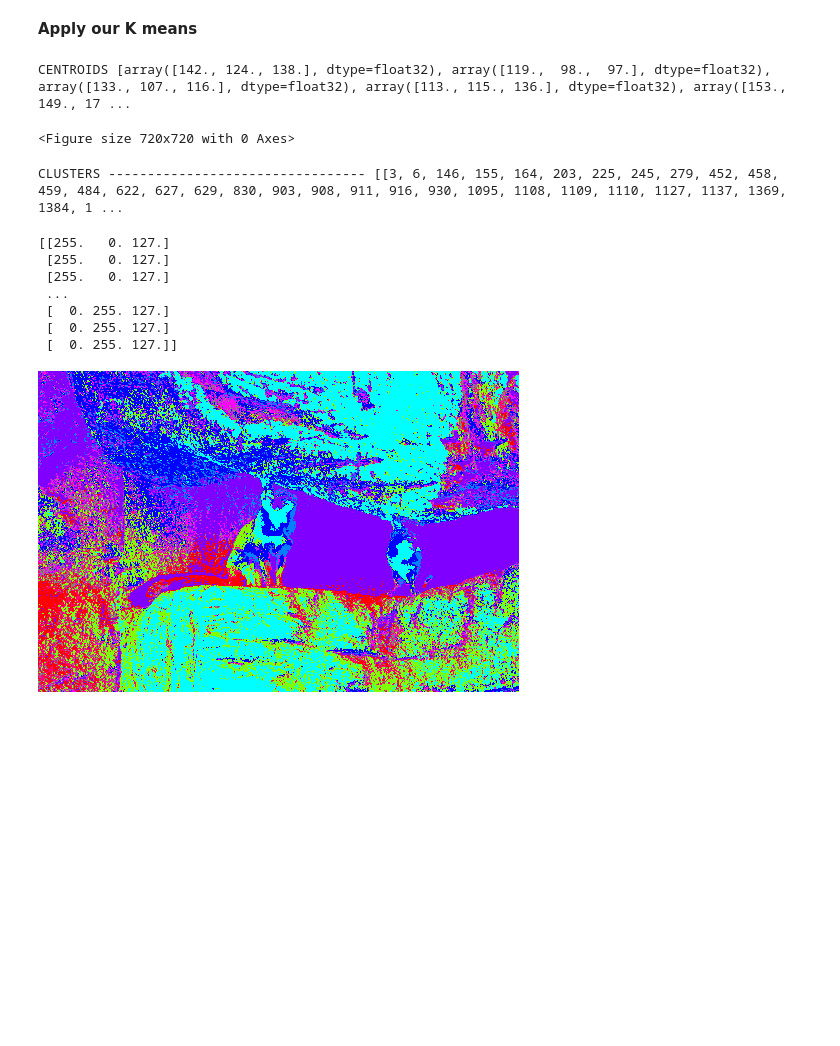
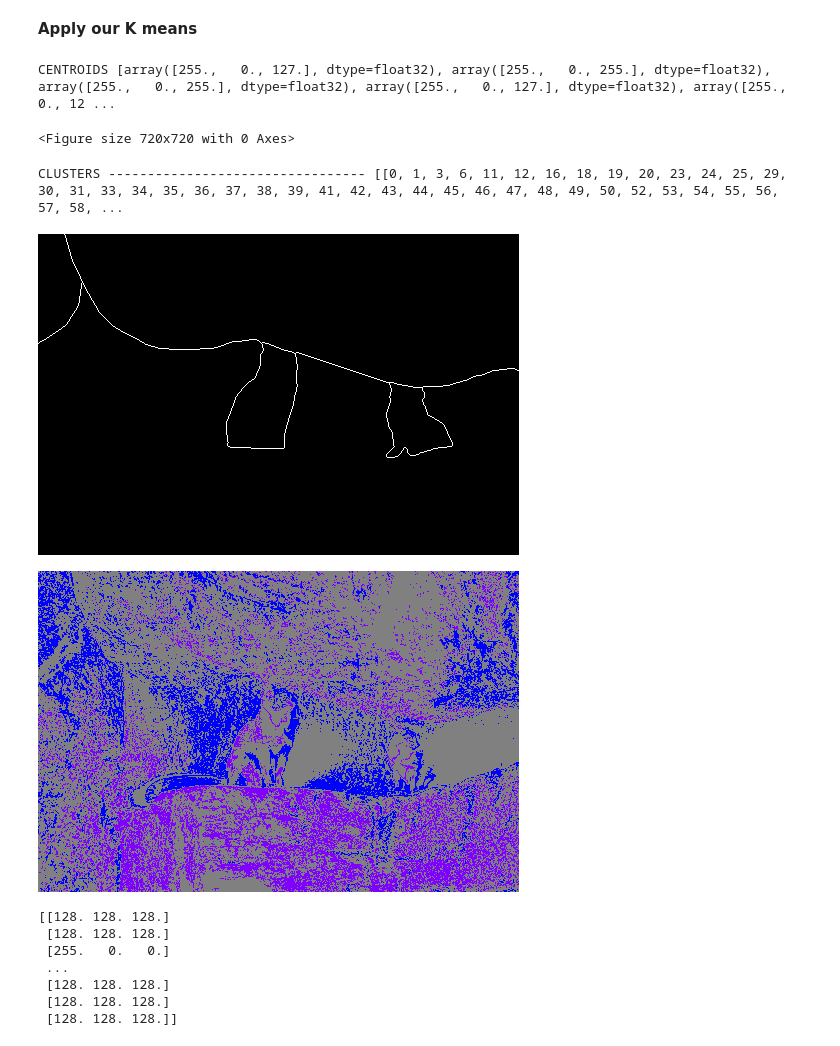
Before and after one commit to osamasherif22/Image-Segmentation, a Jupyter notebook: PR_Ass_2_Image_Segmentation_.ipynb, the cells around one changed output. Saved outputs shown, nothing was run; the diff lists cells and outputs as text; code cells hidden in the pictures; blank space fills up the shorter version.

```diff
--- a/PR_Ass_2_Image_Segmentation_.ipynb
+++ b/PR_Ass_2_Image_Segmentation_.ipynb
@@ -277,7 +277,7 @@ display_img(val_imgs[0],val_imgs_origin[0])
 np.set_printoptions(threshold=100)
 #np.set_printoptions(threshold=sys.maxsize)
 root ='/content/Image-Segmentation/Dataset/BSR_bsds500/BSR/BSDS500/data/groundTruth/'
-file_name='val/101085.mat'
+file_name='train/100075.mat'
 # read a file
 x=io.loadmat(root+file_name)
 
@@ -327,45 +327,92 @@ plt.show()
 # %% [markdown]
 **Apply our K means**
 # %%
+from sklearn.metrics import f1_score
+from sklearn.metrics.cluster import v_measure_score
+
 clusters_data = KMeans(9,train_imgs[11]) #00
 clusters_data = np.array(clusters_data)
 sample_image_abdo = train_imgs[11] ##
 sample_image_abdo_shape = train_imgs_origin[11] ##
 grey = [128 ,128, 128]
 pink = [255, 0 ,127]
 viola = [255, 0 ,255]
 blue = [0, 0 ,255]
 green = [0, 255 ,127]
 yellow = [255, 255, 0]
 orange = [255, 128, 0]
 red = [255, 0, 0]
 purple = [127, 0 ,255]
 palette = [grey ,pink, viola ,blue ,green ,yellow, orange ,red ,purple]
+
+kkkk =  np.delete(res, 2, 1)
+new =  np.delete(kkkk, 1, 1)
+
+print("#### shape ",new.shape)
+
+
+
+for i in range(len(clusters_data)):
+  for j in range(len(clusters_data[i])):
+    index = clusters_data[i][j]
+    new[index] = i
+
+
+
+y_true= np.array(x['groundTruth'][0][0][0][0][0]).flatten()
+y_pred= np.array(new).flatten()
+
+print("##########  y pred", y_pred.shape)
+print("############## y true ",y_true.shape)
+
+
+print("###########  y pred \n ", y_pred )
+print("########### y true  \n", y_true )
+
+
+f1= f1_score(y_true, y_pred, average='weighted')
+print(" Fl score = ",f1)
+
+
+entropy=v_measure_score(y_true,y_pred )
+print(" conditional entropy score = ",entropy)
+
 for i in range(len(clusters_data)):
   for j in range(len(clusters_data[i])):
     index = clusters_data[i][j]
     sample_image_abdo [index] = palette[i]
+
+
+
+
+display_GT(np.array(groundtrain_arr[11]))
+
+display_img(train_imgs[11],train_imgs_origin[11])
+
+
+
 print(sample_image_abdo )
-cv2_imshow(sample_image_abdo.reshape(train_imgs_origin[11].shape))
+cv2_imshow(res.reshape(train_imgs_origin[11].shape))
 print(clusters_data.shape)
 print(len(clusters_data[0]))
 print(len(clusters_data[1]))
 print(len(clusters_data[2]))
 print(len(clusters_data[3]))
 print(len(clusters_data[4]))
 print(len(clusters_data[5]))
 print(len(clusters_data[6]))
 print(len(clusters_data[7]))
 print(len(clusters_data[8]))
 # %% [output]
-CENTROIDS [array([142., 124., 138.], dtype=float32), array([119.,  98.,  97.], dtype=float32), array([133., 107., 116.], dtype=float32), array([113., 115., 136.], dtype=float32), array([153., 149., 17 ...
+CENTROIDS [array([255.,   0., 127.], dtype=float32), array([255.,   0., 255.], dtype=float32), array([255.,   0., 255.], dtype=float32), array([255.,   0., 127.], dtype=float32), array([255.,   0., 12 ...
 <Figure size 720x720 with 0 Axes>
-CLUSTERS --------------------------------- [[3, 6, 146, 155, 164, 203, 225, 245, 279, 452, 458, 459, 484, 622, 627, 629, 830, 903, 908, 911, 916, 930, 1095, 1108, 1109, 1110, 1127, 1137, 1369, 1384, 1 ...
+CLUSTERS --------------------------------- [[0, 1, 3, 6, 11, 12, 16, 18, 19, 20, 23, 24, 25, 29, 30, 31, 33, 34, 35, 36, 37, 38, 39, 41, 42, 43, 44, 45, 46, 47, 48, 49, 50, 52, 53, 54, 55, 56, 57, 58, ...
+[figure, new version]
+[figure, added]
-[[255.   0. 127.]
- [255.   0. 127.]
- [255.   0. 127.]
+[[128. 128. 128.]
+ [128. 128. 128.]
+ [255.   0.   0.]
  ...
- [  0. 255. 127.]
- [  0. 255. 127.]
- [  0. 255. 127.]]
+ [128. 128. 128.]
+ [128. 128. 128.]
+ [128. 128. 128.]]
-[figure, old version]
```
Also changed, not shown: parts of 4 cells of this notebook.
